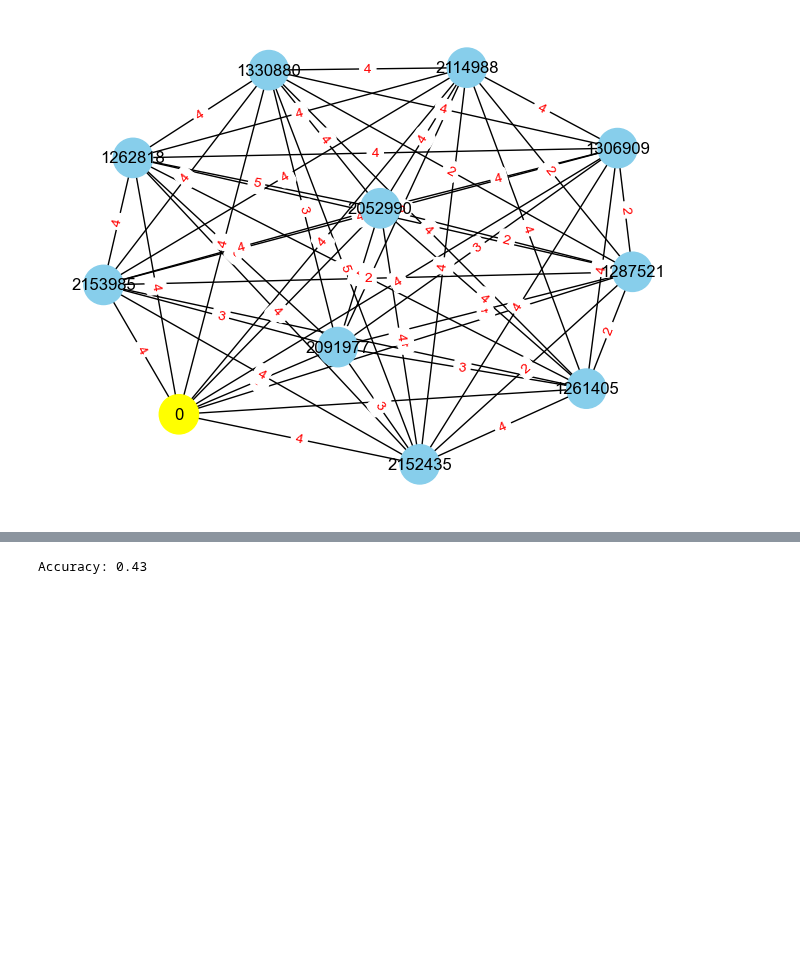
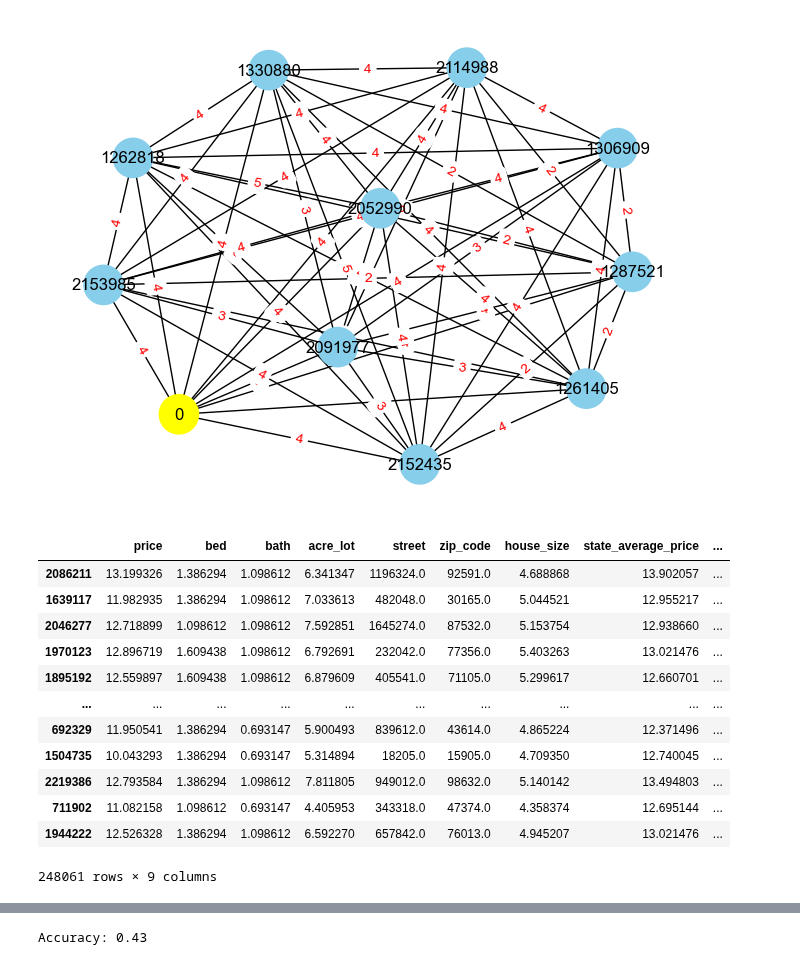
Before and after one commit to AmrWalidi/house-price-prediction-, a Jupyter notebook: house_price_prediction.ipynb, the cells around one changed output, grey strips where cells are left out. Saved outputs shown, nothing was run; the diff lists cells and outputs as text; code cells hidden in the pictures; blank space fills up the shorter version.

```diff
--- a/house_price_prediction.ipynb
+++ b/house_price_prediction.ipynb
@@ -566,0 +590,16 @@ plot_graph(X_test.iloc[0])
+# %%
+X_test
+# %% [output]
+|  | price | bed | bath | acre_lot | street | zip_code | house_size | state_average_price | ... |
+| 2086211 | 13.199326 | 1.386294 | 1.098612 | 6.341347 | 1196324.0 | 92591.0 | 4.688868 | 13.902057 | ... |
+| 1639117 | 11.982935 | 1.386294 | 1.098612 | 7.033613 | 482048.0 | 30165.0 | 5.044521 | 12.955217 | ... |
+| 2046277 | 12.718899 | 1.098612 | 1.098612 | 7.592851 | 1645274.0 | 87532.0 | 5.153754 | 12.938660 | ... |
+| 1970123 | 12.896719 | 1.609438 | 1.098612 | 6.792691 | 232042.0 | 77356.0 | 5.403263 | 13.021476 | ... |
+| 1895192 | 12.559897 | 1.609438 | 1.098612 | 6.879609 | 405541.0 | 71105.0 | 5.299617 | 12.660701 | ... |
+| ... | ... | ... | ... | ... | ... | ... | ... | ... | ... |
+| 692329 | 11.950541 | 1.386294 | 0.693147 | 5.900493 | 839612.0 | 43614.0 | 4.865224 | 12.371496 | ... |
+| 1504735 | 10.043293 | 1.386294 | 0.693147 | 5.314894 | 18205.0 | 15905.0 | 4.709350 | 12.740045 | ... |
+| 2219386 | 12.793584 | 1.386294 | 1.098612 | 7.811805 | 949012.0 | 98632.0 | 5.140142 | 13.494803 | ... |
+| 711902 | 11.082158 | 1.098612 | 0.693147 | 4.405953 | 343318.0 | 47374.0 | 4.358374 | 12.695144 | ... |
+| 1944222 | 12.526328 | 1.386294 | 1.098612 | 6.592270 | 657842.0 | 76013.0 | 4.945207 | 13.021476 | ... |
+248061 rows × 9 columns
```
Also changed, not shown: parts of 4 cells of this notebook.
